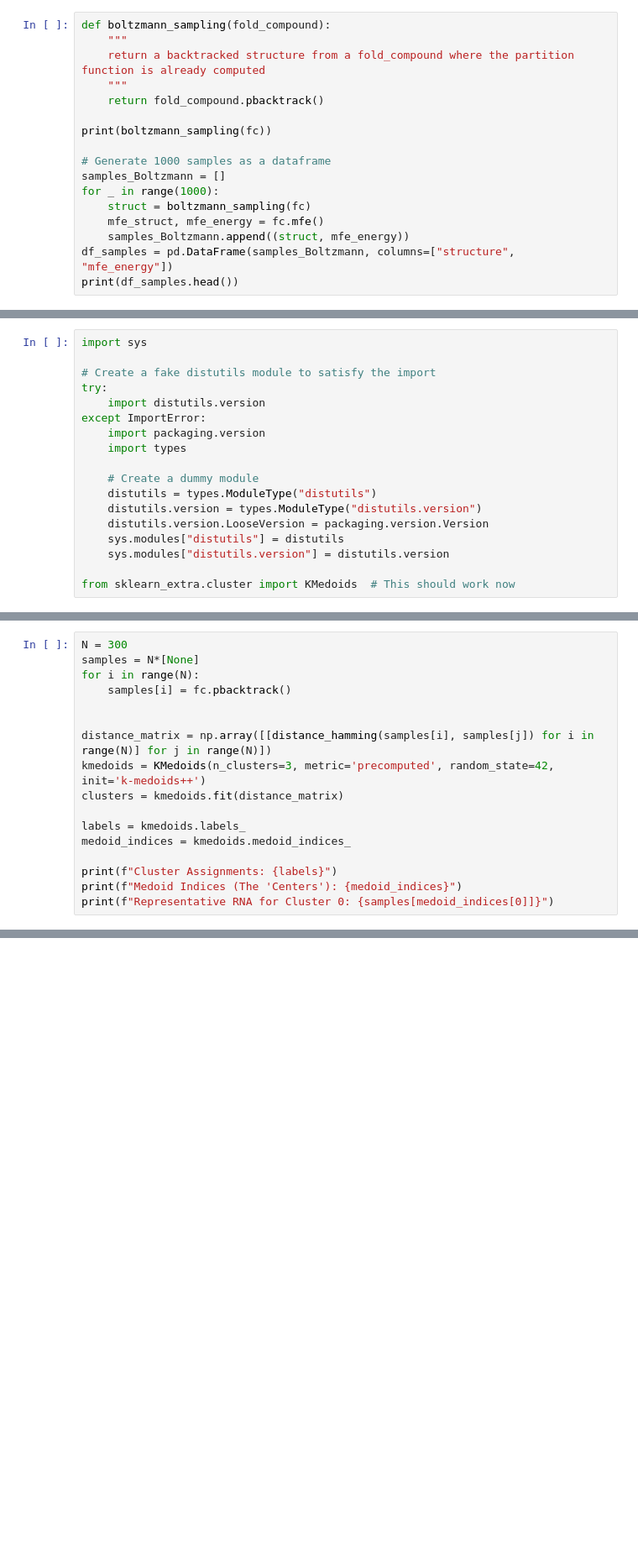
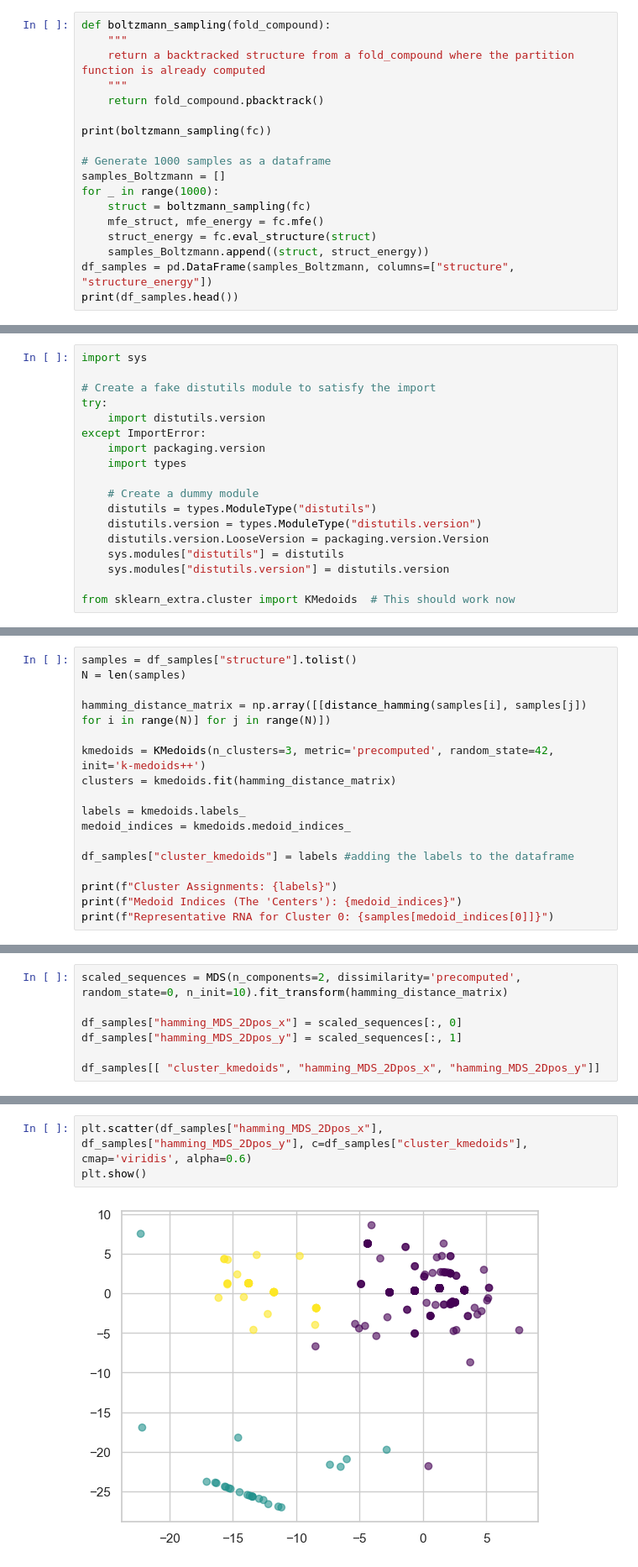
Before and after one commit to beline-y/Clustering-of-RNA-structures, a Jupyter notebook: clustering_rna_structures.ipynb, the cells around one changed output, grey strips where cells are left out. Shown at 84% size. Saved outputs shown, nothing was run; the diff lists cells and outputs as text; blank space fills up the shorter version.

Commit message:
added dot plotd plot required by the assignement (5d visualization)

```diff
--- a/clustering_rna_structures.ipynb
+++ b/clustering_rna_structures.ipynb
@@ -219,8 +225,9 @@ samples_Boltzmann = []
 for _ in range(1000):
     struct = boltzmann_sampling(fc)
     mfe_struct, mfe_energy = fc.mfe()
-    samples_Boltzmann.append((struct, mfe_energy))
-df_samples = pd.DataFrame(samples_Boltzmann, columns=["structure", "mfe_energy"])
+    struct_energy = fc.eval_structure(struct)
+    samples_Boltzmann.append((struct, struct_energy))
+df_samples = pd.DataFrame(samples_Boltzmann, columns=["structure", "structure_energy"])
 print(df_samples.head())
 # %% [output]
 ..(((((........)))))(((((((...)))))))...
@@ -513,17 +522,17 @@ kmedoids clustering
 # %%
-N = 300
-samples = N*[None]
-for i in range(N):
-    samples[i] = fc.pbacktrack()
+samples = df_samples["structure"].tolist()
+N = len(samples)
 
+hamming_distance_matrix = np.array([[distance_hamming(samples[i], samples[j]) for i in range(N)] for j in range(N)])
 
-distance_matrix = np.array([[distance_hamming(samples[i], samples[j]) for i in range(N)] for j in range(N)])
 kmedoids = KMedoids(n_clusters=3, metric='precomputed', random_state=42, init='k-medoids++')
-clusters = kmedoids.fit(distance_matrix)
+clusters = kmedoids.fit(hamming_distance_matrix)
 
 labels = kmedoids.labels_
 medoid_indices = kmedoids.medoid_indices_
 
+df_samples["cluster_kmedoids"] = labels #adding the labels to the dataframe
+
 print(f"Cluster Assignments: {labels}")
 print(f"Medoid Indices (The 'Centers'): {medoid_indices}")
 print(f"Representative RNA for Cluster 0: {samples[medoid_indices[0]]}")
@@ -541,0 +563,7 @@ Representative RNA for Cluster 0: ..(((((........)))))(((((((...)))))))...
+# %%
+scaled_sequences = MDS(n_components=2, dissimilarity='precomputed', random_state=0, n_init=10).fit_transform(hamming_distance_matrix)
+
+df_samples["hamming_MDS_2Dpos_x"] = scaled_sequences[:, 0]
+df_samples["hamming_MDS_2Dpos_y"] = scaled_sequences[:, 1]
+
+df_samples[[ "cluster_kmedoids", "hamming_MDS_2Dpos_x", "hamming_MDS_2Dpos_y"]]
@@ -541,0 +584,5 @@ Representative RNA for Cluster 0: ..(((((........)))))(((((((...)))))))...
+# %%
+plt.scatter(df_samples["hamming_MDS_2Dpos_x"], df_samples["hamming_MDS_2Dpos_y"], c=df_samples["cluster_kmedoids"], cmap='viridis', alpha=0.6)
+plt.show()
+# %% [output]
+[figure, added]
```
Also changed, not shown: parts of 14 cells of this notebook.
